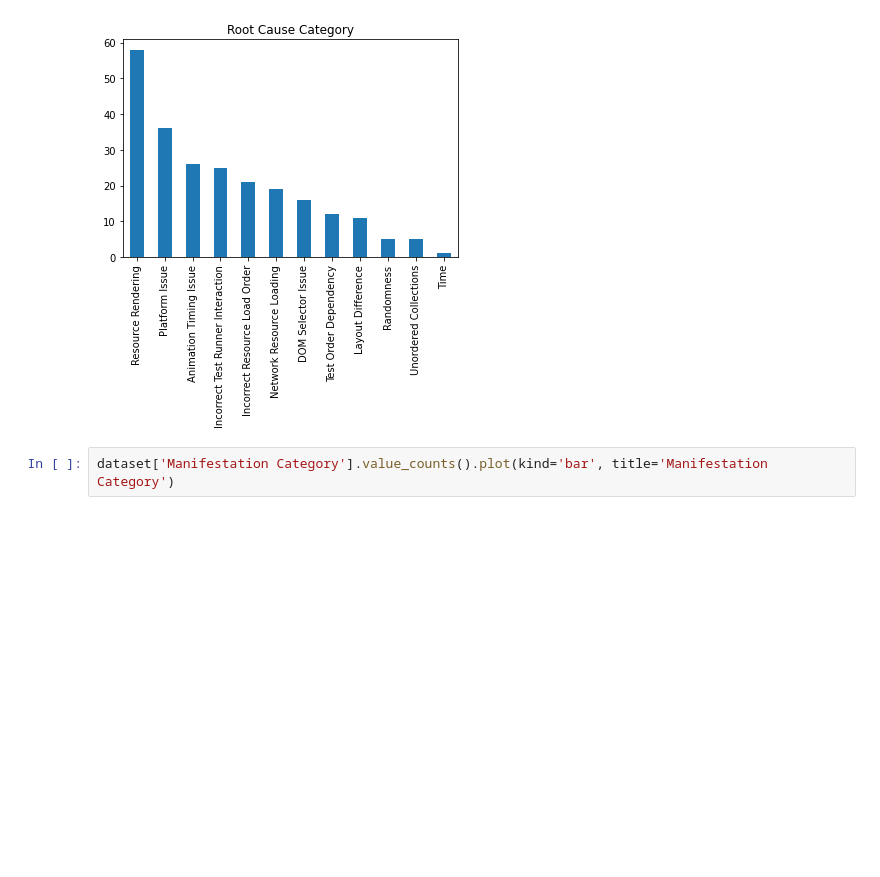
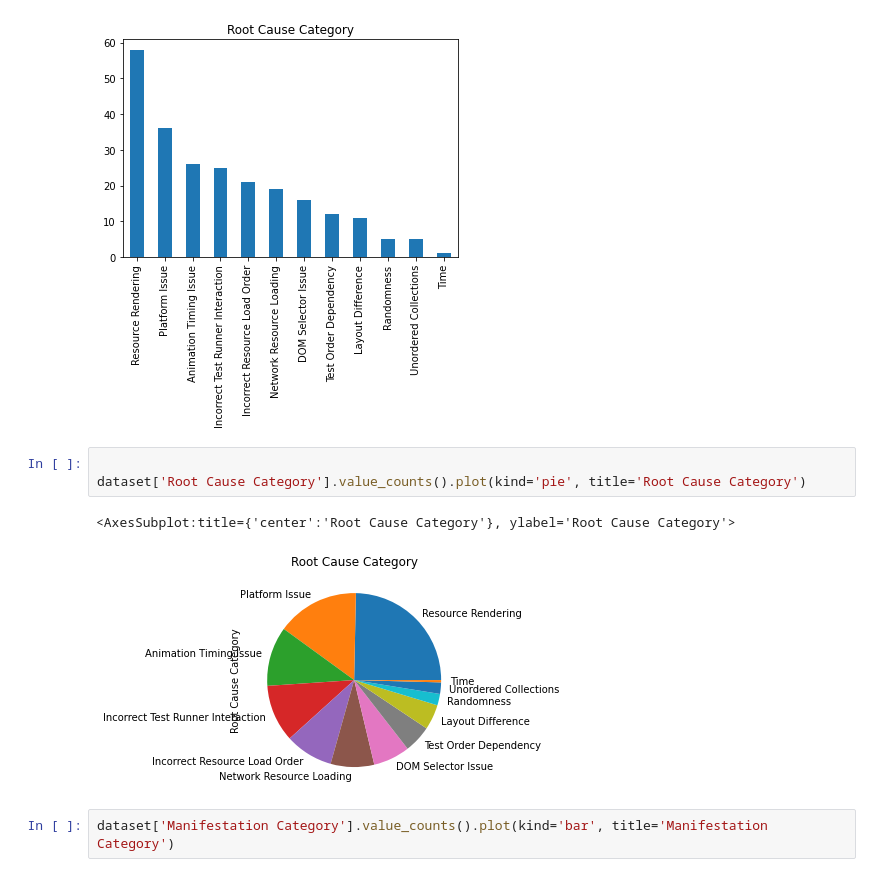
Before and after one commit to sorattorafa/ui-flakies-visualization, a Jupyter notebook: chart.ipynb, the cells around one changed output. Drawn from its saved outputs; the diff is of its cells as text; blank space fills up the shorter version.

```diff
--- a/chart.ipynb
+++ b/chart.ipynb
@@ -18,6 +26,12 @@ dataset['Root Cause Category'].value_counts().plot(kind='bar', title='Root Cause
 # %% [output]
 <AxesSubplot:title={'center':'Root Cause Category'}>
 [figure]
+# %%
+
+dataset['Root Cause Category'].value_counts().plot(kind='pie', title='Root Cause Category')
+# %% [output]
+<AxesSubplot:title={'center':'Root Cause Category'}, ylabel='Root Cause Category'>
+[figure, added]
 # %%
 dataset['Manifestation Category'].value_counts().plot(kind='bar', title='Manifestation Category')
 # %% [output]
```
Also changed, not shown: parts of 5 cells of this notebook, 1 other file.
